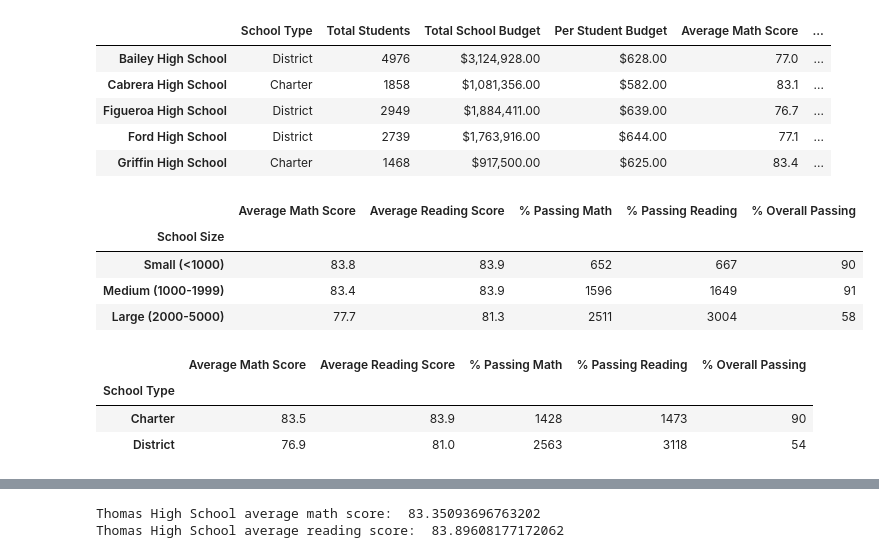
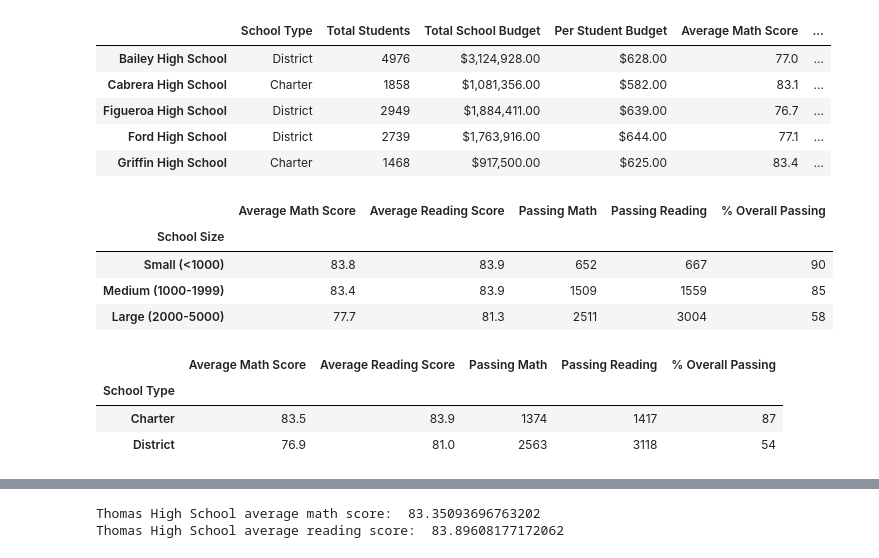
Before and after one commit to dgozli/School_District_Analysis, a Jupyter notebook: PyCitySchools_Challenge.ipynb, the cells around one changed output, grey strips where cells are left out. Saved outputs shown, nothing was run; the diff lists cells and outputs as text; code cells hidden in the pictures.

```diff
--- a/PyCitySchools_Challenge.ipynb
+++ b/PyCitySchools_Challenge.ipynb
@@ -349,8 +386,8 @@ per_school_summary_df = pd.DataFrame({
              "Per Student Budget": per_school_capita,
              "Average Math Score": per_school_math,
            "Average Reading Score": per_school_reading,
-           "% Passing Math": per_school_passing_math,
-           "% Passing Reading": per_school_passing_reading,
+           "Passing Math": per_school_passing_math,
+           "Passing Reading": per_school_passing_reading,
            "% Overall Passing": per_overall_passing_percentage})
 per_school_summary_df.head()
 # %% [output]
@@ -379,12 +416,12 @@ per_school_summary_df.head()
 | Griffin High School | Charter | 1468 | $917,500.00 | $625.00 | 83.4 | ... |
 # %%
 # Reorder the columns in the order you want them to appear.
-new_column_order = ["School Type", "Total Students", "Total School Budget", "Per Student Budget", "Average Math Score", "Average Reading Score", "% Passing Math", "% Passing Reading", "% Overall Passing"]
+new_column_order = ["School Type", "Total Students", "Total School Budget", "Per Student Budget", "Average Math Score", "Average Reading Score", "Passing Math", "Passing Reading", "% Overall Passing"]
 
 # Assign district summary df the new column order.
 per_school_summary_df = per_school_summary_df[new_column_order]
 
-per_school_summary_df.head()
+per_school_summary_df.head(10)
 # %% [output]
 |  | School Type | Total Students | Total School Budget | Per Student Budget | Average Math Score | ... |
 | Bailey High School | District | 4976 | $3,124,928.00 | $628.00 | 77.0 | ... |
@@ -551,8 +622,8 @@ per_school_summary_df
 #df = df.astype({"Column_name": str}, errors='raise')
 per_school_summary_df=per_school_summary_df.astype({"Average Math Score":float}, errors='raise')
 per_school_summary_df=per_school_summary_df.astype({"Average Reading Score":float}, errors='raise')
-per_school_summary_df=per_school_summary_df.astype({"% Passing Math":float}, errors='raise')
-per_school_summary_df=per_school_summary_df.astype({"% Passing Reading":float}, errors='raise')
+per_school_summary_df=per_school_summary_df.astype({"Passing Math":float}, errors='raise')
+per_school_summary_df=per_school_summary_df.astype({"Passing Reading":float}, errors='raise')
 per_school_summary_df=per_school_summary_df.astype({"% Overall Passing":float}, errors='raise')
 # %%
 # Calculate averages for the desired columns.
@@ -613,57 +684,57 @@ per_school_summary_df.head()
 # Calculate averages for the desired columns.
 size_math_scores = per_school_summary_df.groupby(["School Size"]).mean()["Average Math Score"]
 size_reading_scores = per_school_summary_df.groupby(["School Size"]).mean()["Average Reading Score"]
-size_passing_math = per_school_summary_df.groupby(["School Size"]).mean()["% Passing Math"]
-size_passing_reading = per_school_summary_df.groupby(["School Size"]).mean()["% Passing Reading"]
+size_passing_math = per_school_summary_df.groupby(["School Size"]).mean()["Passing Math"]
+size_passing_reading = per_school_summary_df.groupby(["School Size"]).mean()["Passing Reading"]
 size_overall_passing = per_school_summary_df.groupby(["School Size"]).mean()["% Overall Passing"]
 # %%
 # Assemble into DataFrame.
 size_summary_df = pd.DataFrame({
           "Average Math Score" : size_math_scores,
           "Average Reading Score": size_reading_scores,
-          "% Passing Math": size_passing_math,
-          "% Passing Reading": size_passing_reading,
+          "Passing Math": size_passing_math,
+          "Passing Reading": size_passing_reading,
           "% Overall Passing": size_overall_passing})
 
 # Formatting.
 size_summary_df["Average Math Score"] = size_summary_df["Average Math Score"].map("{:.1f}".format)
 size_summary_df["Average Reading Score"] = size_summary_df["Average Reading Score"].map("{:.1f}".format)
-size_summary_df["% Passing Math"] = size_summary_df["% Passing Math"].map("{:.0f}".format)
-size_summary_df["% Passing Reading"] = size_summary_df["% Passing Reading"].map("{:.0f}".format)
+size_summary_df["Passing Math"] = size_summary_df["Passing Math"].map("{:.0f}".format)
+size_summary_df["Passing Reading"] = size_summary_df["Passing Reading"].map("{:.0f}".format)
 size_summary_df["% Overall Passing"] = size_summary_df["% Overall Passing"].map("{:.0f}".format)
 
 size_summary_df
 # %% [output]
-|  | Average Math Score | Average Reading Score | % Passing Math | % Passing Reading | % Overall Passing |
+|  | Average Math Score | Average Reading Score | Passing Math | Passing Reading | % Overall Passing |
 | School Size |  |  |  |  |  |
 | Small (<1000) | 83.8 | 83.9 | 652 | 667 | 90 |
-| Medium (1000-1999) | 83.4 | 83.9 | 1596 | 1649 | 91 |
+| Medium (1000-1999) | 83.4 | 83.9 | 1509 | 1559 | 85 |
 | Large (2000-5000) | 77.7 | 81.3 | 2511 | 3004 | 58 |
 # %%
 # Calculate averages for the desired columns.
 type_math_scores = per_school_summary_df.groupby(["School Type"]).mean()["Average Math Score"]
 type_reading_scores = per_school_summary_df.groupby(["School Type"]).mean()["Average Reading Score"]
-type_passing_math = per_school_summary_df.groupby(["School Type"]).mean()["% Passing Math"]
-type_passing_reading = per_school_summary_df.groupby(["School Type"]).mean()["% Passing Reading"]
+type_passing_math = per_school_summary_df.groupby(["School Type"]).mean()["Passing Math"]
+type_passing_reading = per_school_summary_df.groupby(["School Type"]).mean()["Passing Reading"]
 type_overall_passing = per_school_summary_df.groupby(["School Type"]).mean()["% Overall Passing"]
 
 type_summary_df = pd.DataFrame({
     "Average Math Score": type_math_scores,
     "Average Reading Score": type_reading_scores,
-    "% Passing Math": type_passing_math,
-    "% Passing Reading": type_passing_reading,
+    "Passing Math": type_passing_math,
+    "Passing Reading": type_passing_reading,
     "% Overall Passing": type_overall_passing})
 
 # Formatting
 type_summary_df["Average Math Score"] = type_summary_df["Average Math Score"].map("{:.1f}".format)
 type_summary_df["Average Reading Score"] = type_summary_df["Average Reading Score"].map("{:.1f}".format)
-type_summary_df["% Passing Math"] = type_summary_df["% Passing Math"].map("{:.0f}".format)
-type_summary_df["% Passing Reading"] = type_summary_df["% Passing Reading"].map("{:.0f}".format)
+type_summary_df["Passing Math"] = type_summary_df["Passing Math"].map("{:.0f}".format)
+type_summary_df["Passing Reading"] = type_summary_df["Passing Reading"].map("{:.0f}".format)
 type_summary_df["% Overall Passing"] = type_summary_df["% Overall Passing"].map("{:.0f}".format)
 
 type_summary_df
 # %% [output]
-|  | Average Math Score | Average Reading Score | % Passing Math | % Passing Reading | % Overall Passing |
+|  | Average Math Score | Average Reading Score | Passing Math | Passing Reading | % Overall Passing |
 | School Type |  |  |  |  |  |
-| Charter | 83.5 | 83.9 | 1428 | 1473 | 90 |
+| Charter | 83.5 | 83.9 | 1374 | 1417 | 87 |
 | District | 76.9 | 81.0 | 2563 | 3118 | 54 |
```
Also changed, not shown: parts of 45 cells of this notebook.
